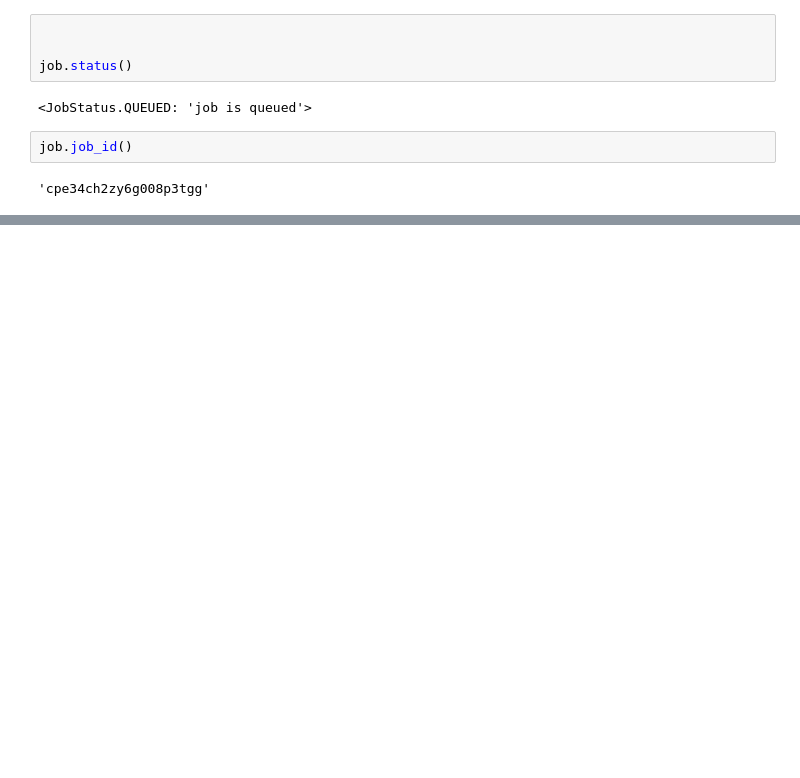
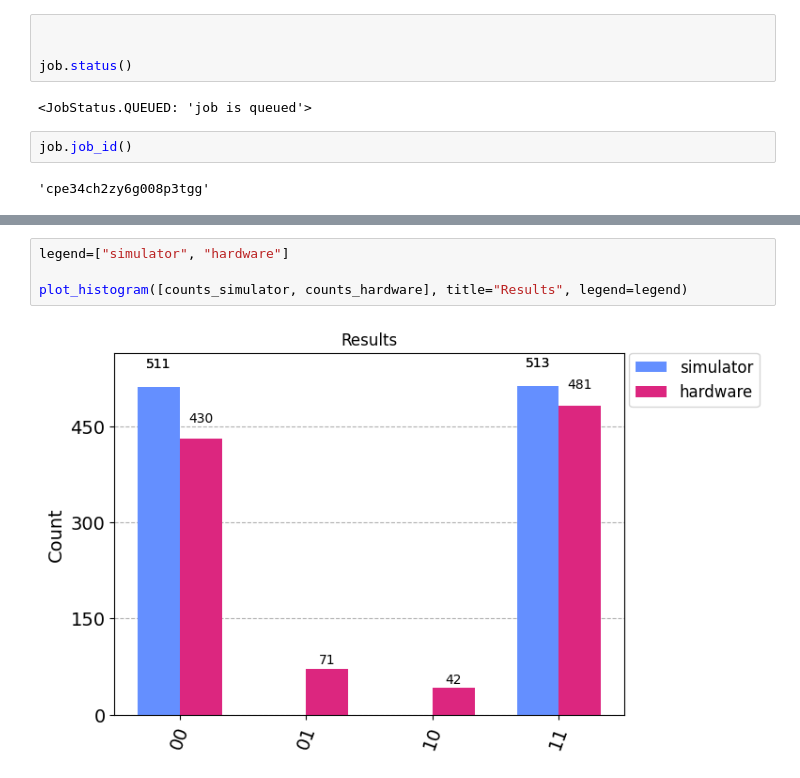
Before and after one commit to Polyana150/Gercom, a Jupyter notebook: teste.ipynb, the cells around one changed output, grey strips where cells are left out. Cells and saved outputs as stored; diff of their text form; blank space fills up the shorter version.

```diff
--- a/teste.ipynb
+++ b/teste.ipynb
@@ -164,0 +219,6 @@ IBMInputValueError: 'Job clf4jgremqbg9v6usb70 was not run with qiskit-ibm-provid
+# %%
+legend=["simulator", "hardware"]
+
+plot_histogram([counts_simulator, counts_hardware], title="Results", legend=legend)
+# %% [output]
+[figure, added]
```
Also changed, not shown: parts of 40 cells of this notebook, 1 other file.
